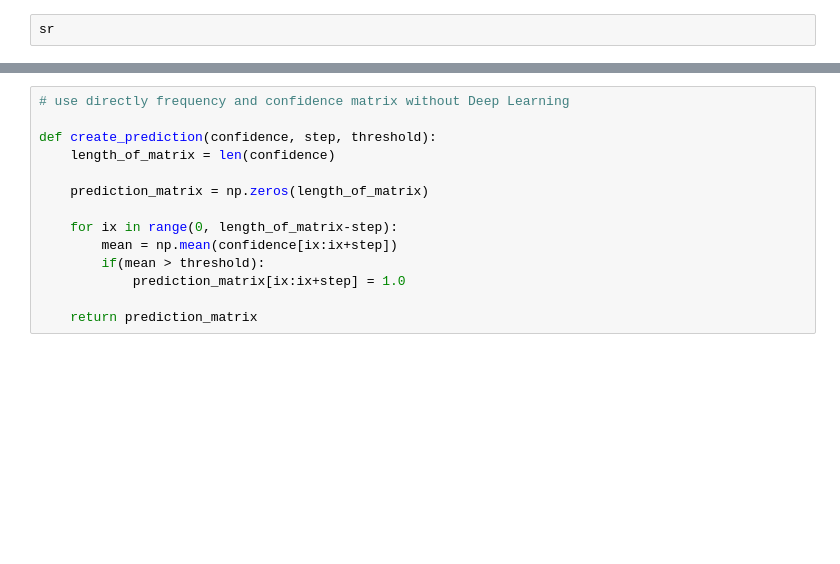
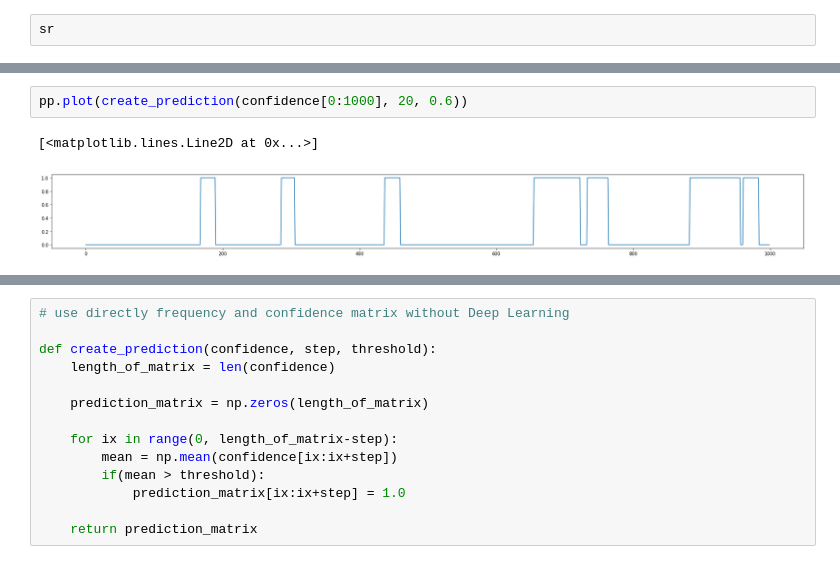
Before and after one commit to hedonistrh/SpChangeDetect, a Jupyter notebook: bilstm-crepe.ipynb, the cells around one changed output, grey strips where cells are left out. Saved outputs shown, nothing was run; the diff lists cells and outputs as text; blank space fills up the shorter version.

```diff
--- a/bilstm-crepe.ipynb
+++ b/bilstm-crepe.ipynb
@@ -27,0 +56,5 @@ sr
+# %%
+pp.plot(create_prediction(confidence[0:1000], 20, 0.6))
+# %% [output]
+[<matplotlib.lines.Line2D at 0x...>]
+[figure, added]
```
Also changed, not shown: parts of 14 cells of this notebook.
